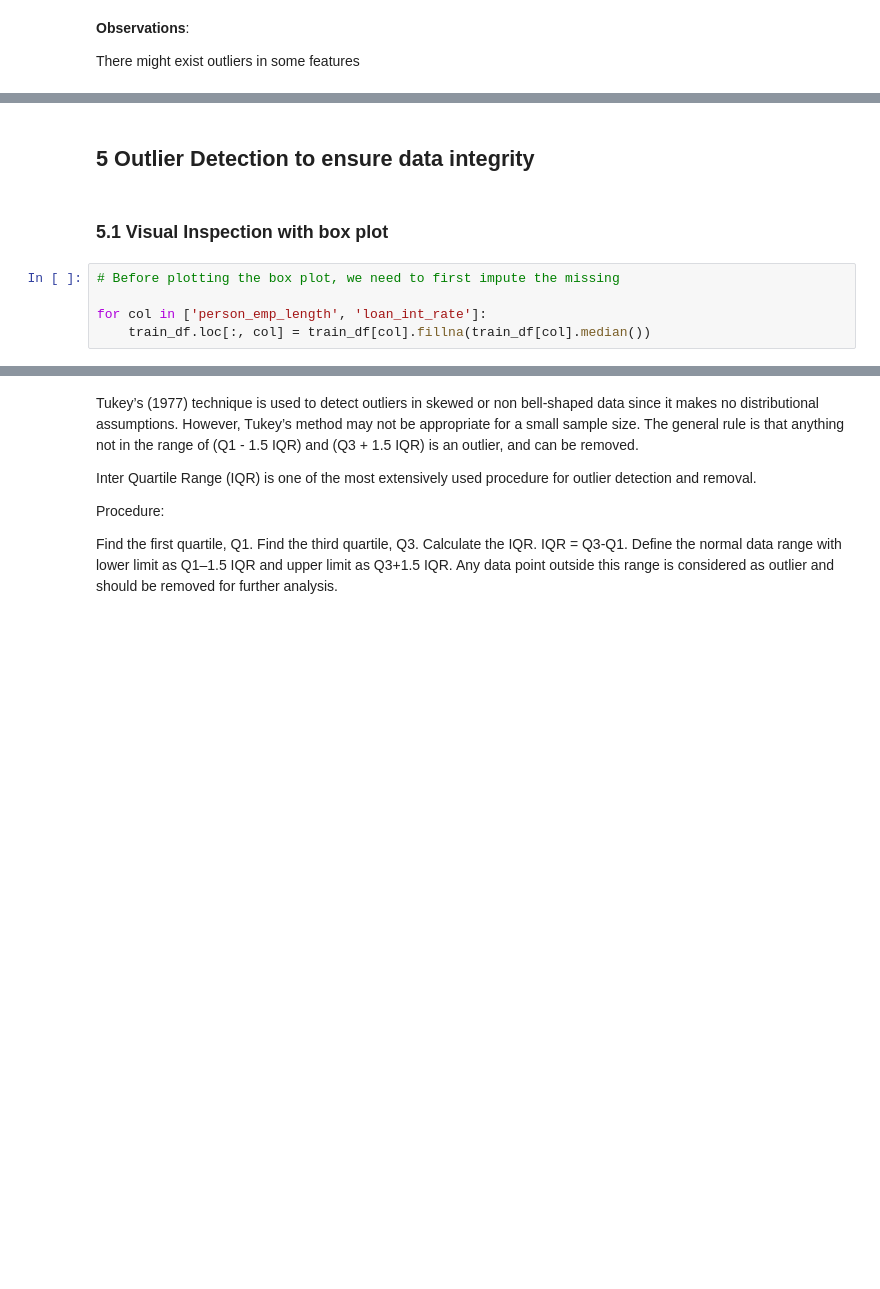
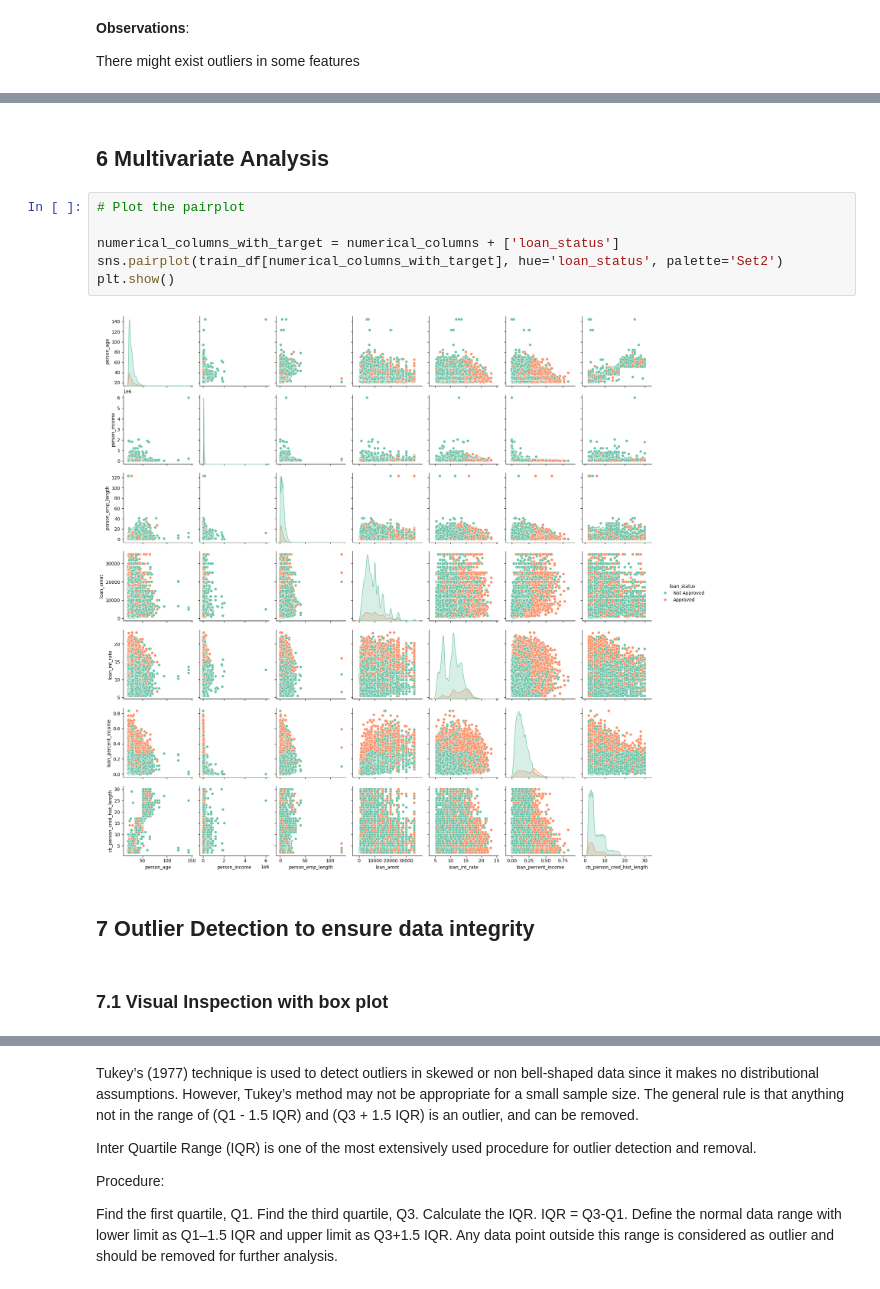
Before and after one commit to Rachel0619/Loan-Approval-Prediction, a Jupyter notebook: notebooks/EDA.ipynb, the cells around one changed output, grey strips where cells are left out. Saved outputs shown, nothing was run; the diff lists cells and outputs as text; blank space fills up the shorter version.

```diff
--- a/notebooks/EDA.ipynb
+++ b/notebooks/EDA.ipynb
@@ -264,12 +309,17 @@ There might exist outliers in some features
+# %% [markdown]
+## 6 Multivariate Analysis
+# %%
+# Plot the pairplot
+
+numerical_columns_with_target = numerical_columns + ['loan_status']
+sns.pairplot(train_df[numerical_columns_with_target], hue='loan_status', palette='Set2')
+plt.show()
+# %% [output]
+[figure, added]
 # %% [markdown]
-## 5 Outlier Detection to ensure data integrity
+## 7 Outlier Detection to ensure data integrity
 # %% [markdown]
-### 5.1 Visual Inspection with box plot
+### 7.1 Visual Inspection with box plot
-# %%
-# Before plotting the box plot, we need to first impute the missing
-
-for col in ['person_emp_length', 'loan_int_rate']:
-    train_df.loc[:, col] = train_df[col].fillna(train_df[col].median())
 # %%
 plt.style.use('ggplot')
 for col in numerical_columns:
```
Also changed, not shown: parts of 15 cells of this notebook.
